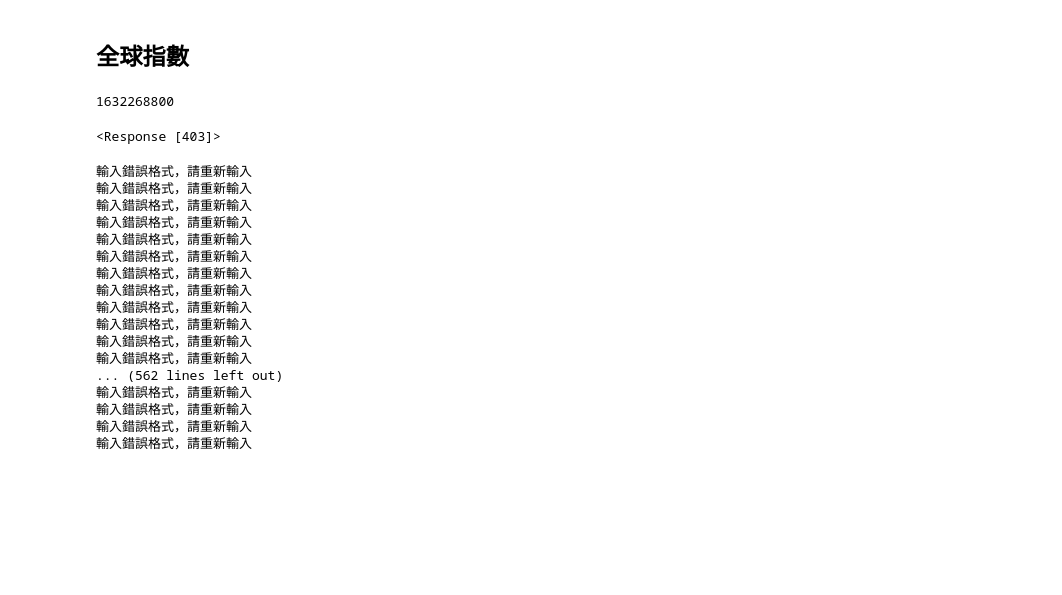
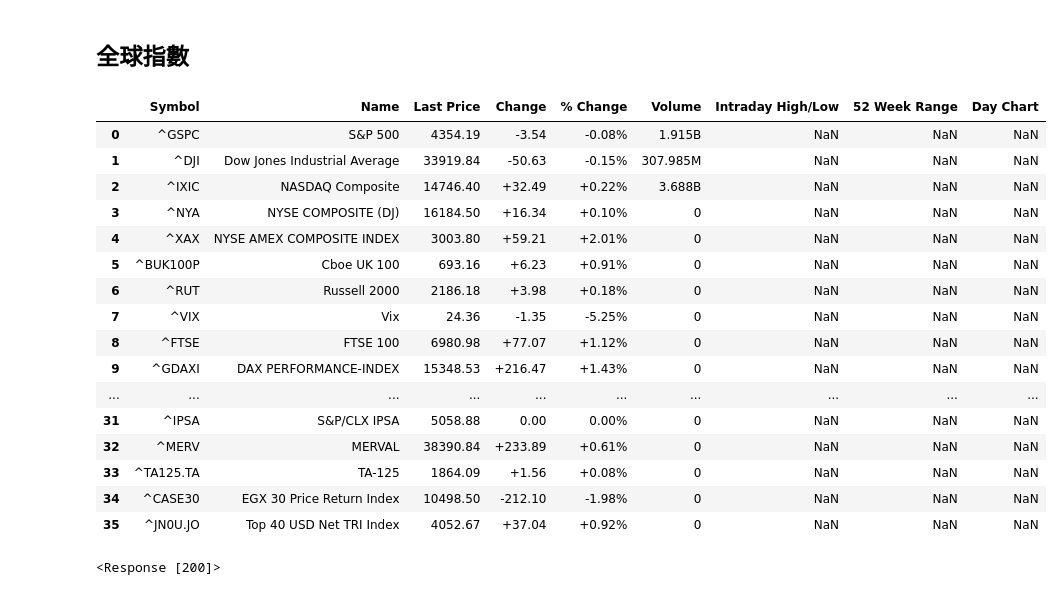
Before and after one commit to renguangz/stockapp, a Jupyter notebook: api/data/brokers.ipynb, the cells around one changed output. Cells and saved outputs as stored; diff of their text form; code cells hidden in the pictures; blank space fills up the shorter version.

```diff
--- a/api/data/brokers.ipynb
+++ b/api/data/brokers.ipynb
@@ -479,44 +448,31 @@ def stock_data(stock_id) :
-# %%
-time_start = '2021-01-01'
-time_end = '2021-09-22'
-days = 24 * 60 * 60
-initial = datetime.datetime.strptime( '1970-01-01' , '%Y-%m-%d' )
-start = datetime.datetime.strptime( str(time_start) , '%Y-%m-%d' )
-end = datetime.datetime.strptime( str(time_end), '%Y-%m-%d' )
-period1 = start - initial
-period2 = end - initial
-s1 = period1.days * days
-s2 = period2.days * days
-
-s2
-# %% [output]
-1632268800
-# %%
-url = "https://query1.finance.yahoo.com/v7/finance/download/2330.TW?period1=1609459200&amp;amp;amp;amp;amp;amp;amp;period2=1632268800&amp;amp;amp;amp;amp;amp;amp;interval=1d&amp;amp;amp;amp;amp;amp;amp;events=history&amp;amp;amp;amp;amp;amp;amp;includeAdjustedClose=true"
-
-response = requests.get(url)
-response
-# df = pd.read_csv(StringIO(response.text),index_col = "Date",parse_dates = ["Date"])
-# df
-# %% [output]
-<Response [403]>
-# %%
-stock_data('2330.TW')
-# %% [output]
-輸入錯誤格式，請重新輸入
-輸入錯誤格式，請重新輸入
-輸入錯誤格式，請重新輸入
-輸入錯誤格式，請重新輸入
-輸入錯誤格式，請重新輸入
-輸入錯誤格式，請重新輸入
-輸入錯誤格式，請重新輸入
-輸入錯誤格式，請重新輸入
-輸入錯誤格式，請重新輸入
-輸入錯誤格式，請重新輸入
-輸入錯誤格式，請重新輸入
-輸入錯誤格式，請重新輸入
-... (562 lines left out)
-輸入錯誤格式，請重新輸入
-輸入錯誤格式，請重新輸入
-輸入錯誤格式，請重新輸入
-輸入錯誤格式，請重新輸入
+# %%
+world_index
+# %% [output]
+|  | Symbol | Name | Last Price | Change | % Change | Volume | Intraday High/Low | 52 Week Range | Day Chart |
+| 0 | ^GSPC | S&P 500 | 4354.19 | -3.54 | -0.08% | 1.915B | NaN | NaN | NaN |
+| 1 | ^DJI | Dow Jones Industrial Average | 33919.84 | -50.63 | -0.15% | 307.985M | NaN | NaN | NaN |
+| 2 | ^IXIC | NASDAQ Composite | 14746.40 | +32.49 | +0.22% | 3.688B | NaN | NaN | NaN |
+| 3 | ^NYA | NYSE COMPOSITE (DJ) | 16184.50 | +16.34 | +0.10% | 0 | NaN | NaN | NaN |
+| 4 | ^XAX | NYSE AMEX COMPOSITE INDEX | 3003.80 | +59.21 | +2.01% | 0 | NaN | NaN | NaN |
+| 5 | ^BUK100P | Cboe UK 100 | 693.16 | +6.23 | +0.91% | 0 | NaN | NaN | NaN |
+| 6 | ^RUT | Russell 2000 | 2186.18 | +3.98 | +0.18% | 0 | NaN | NaN | NaN |
+| 7 | ^VIX | Vix | 24.36 | -1.35 | -5.25% | 0 | NaN | NaN | NaN |
+| 8 | ^FTSE | FTSE 100 | 6980.98 | +77.07 | +1.12% | 0 | NaN | NaN | NaN |
+| 9 | ^GDAXI | DAX PERFORMANCE-INDEX | 15348.53 | +216.47 | +1.43% | 0 | NaN | NaN | NaN |
+| ... | ... | ... | ... | ... | ... | ... | ... | ... | ... |
+| 31 | ^IPSA | S&P/CLX IPSA | 5058.88 | 0.00 | 0.00% | 0 | NaN | NaN | NaN |
+| 32 | ^MERV | MERVAL | 38390.84 | +233.89 | +0.61% | 0 | NaN | NaN | NaN |
+| 33 | ^TA125.TA | TA-125 | 1864.09 | +1.56 | +0.08% | 0 | NaN | NaN | NaN |
+| 34 | ^CASE30 | EGX 30 Price Return Index | 10498.50 | -212.10 | -1.98% | 0 | NaN | NaN | NaN |
+| 35 | ^JN0U.JO | Top 40 USD Net TRI Index | 4052.67 | +37.04 | +0.92% | 0 | NaN | NaN | NaN |
+# %%
+import requests
+
+stock_id = '2330'
+url = 'https://tw.stock.yahoo.com/_td-stock/api/resource/FinanceChartService.ApacLibraCharts;autoRefresh=1632297502242;symbols=%5B%222330.TW%22%5D;type=tick?bkt=%5B%22tw-qsp-control-no2-1%22%2C%22tw-qsp-rampup-exp%22%5D&device=desktop&ecma=modern&feature=ecmaModern%2CuseVersionSwitch%2CuseNewQuoteTabColor&intl=tw&lang=zh-Hant-TW&partner=none&prid=14a17v9gklof0&region=TW&site=finance&tz=Asia%2FTaipei&ver=1.2.1139&returnMeta=true'
+# https://tw.stock.yahoo.com/_td-stock/api/resource/FinanceChartService.ApacLibraCharts;autoRefresh=1632317468933;symbols=%5B%222317.TW%22%5D;type=tick?bkt=%5B%22tw-qsp-control-no2-1%22%2C%22tw-qsp-rampup-exp%22%5D&device=desktop&ecma=modern&feature=ecmaModern%2CuseVersionSwitch%2CuseNewQuoteTabColor&intl=tw&lang=zh-Hant-TW&partner=none&prid=5f9shl1gkmbuv&region=TW&site=finance&tz=Asia%2FTaipei&ver=1.2.1149&returnMeta=true
+taiwan_url = 'https://tw.quote.finance.yahoo.net/quote/q?type=tick&perd=1m&mkt=10&sym=%23001&callback=jQuery111307927351611877331_1632317641718&_=1632317641719'
+res = requests.get(url)
+res
+# %% [output]
+<Response [200]>
```
Also changed, not shown: parts of 10 cells of this notebook, 37 other files.
